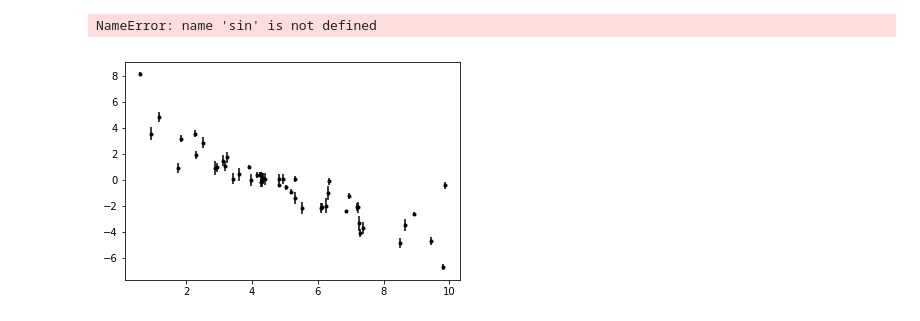
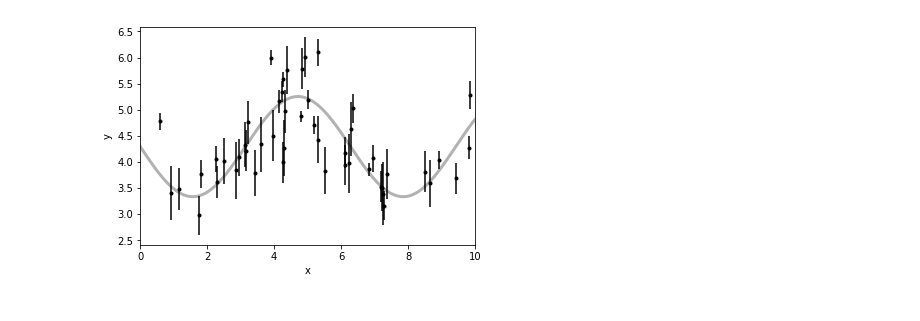
Before and after one commit to g-twombly/FSRI-Research, a Jupyter notebook: maximumLikelihoodEstimation.ipynb, the cells around one changed output. Saved outputs shown, nothing was run; the diff lists cells and outputs as text; code cells hidden in the pictures.

```diff
--- a/maximumLikelihoodEstimation.ipynb
+++ b/maximumLikelihoodEstimation.ipynb
@@ -197,28 +180,27 @@ def log_likelihood(m_true, b_true, theta, x, y, yerr):
 # %%
 import numpy as np
 import matplotlib.pyplot as plt
 
 np.random.seed(123)
 
 # Choose the "true" parameters.
 m_true = -0.9594
 b_true = 4.294
-f_true = 0.534
+f_true = 0.1
 
 # Generate some synthetic data from the model.
 N = 50
 x = np.sort(10 * np.random.rand(N))
 yerr = 0.1 + 0.5 * np.random.rand(N)
-y = m_true * sin(x) + b_true
+y = m_true * np.sin(x) + b_true
 y += np.abs(f_true * y) * np.random.randn(N)
 y += yerr * np.random.randn(N)
 
 plt.errorbar(x, y, yerr=yerr, fmt=".k", capsize=0)
 x0 = np.linspace(0, 10, 500)
-plt.plot(x0, m_true * sin(x0) + b_true, "k", alpha=0.3, lw=3)
+plt.plot(x0, m_true * np.sin(x0) + b_true, "k", alpha=0.3, lw=3)
 plt.xlim(0, 10)
 plt.xlabel("x")
 plt.ylabel("y");
 # %% [output]
-NameError: name 'sin' is not defined
-[figure, old version]
+[figure, new version]
```
Also changed, not shown: parts of 9 cells of this notebook, 1 other file.
